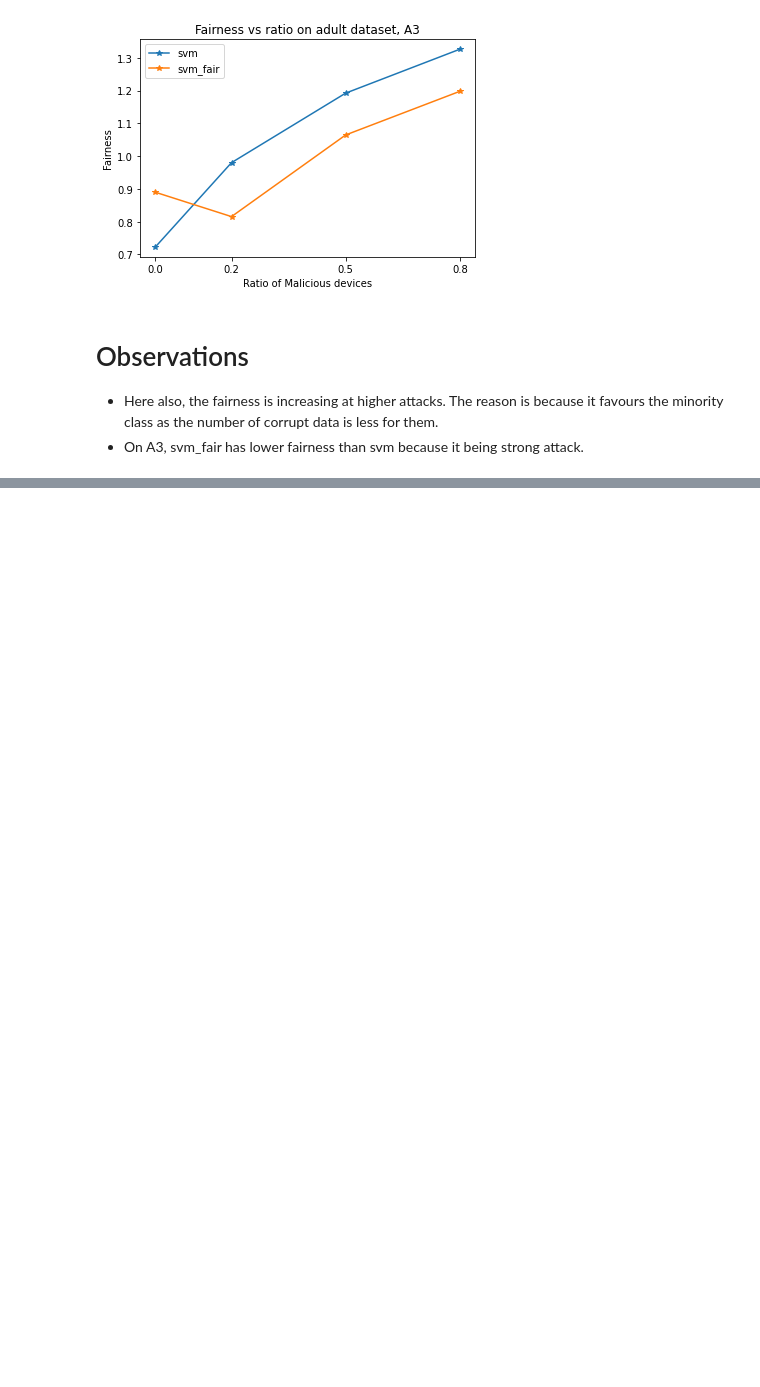
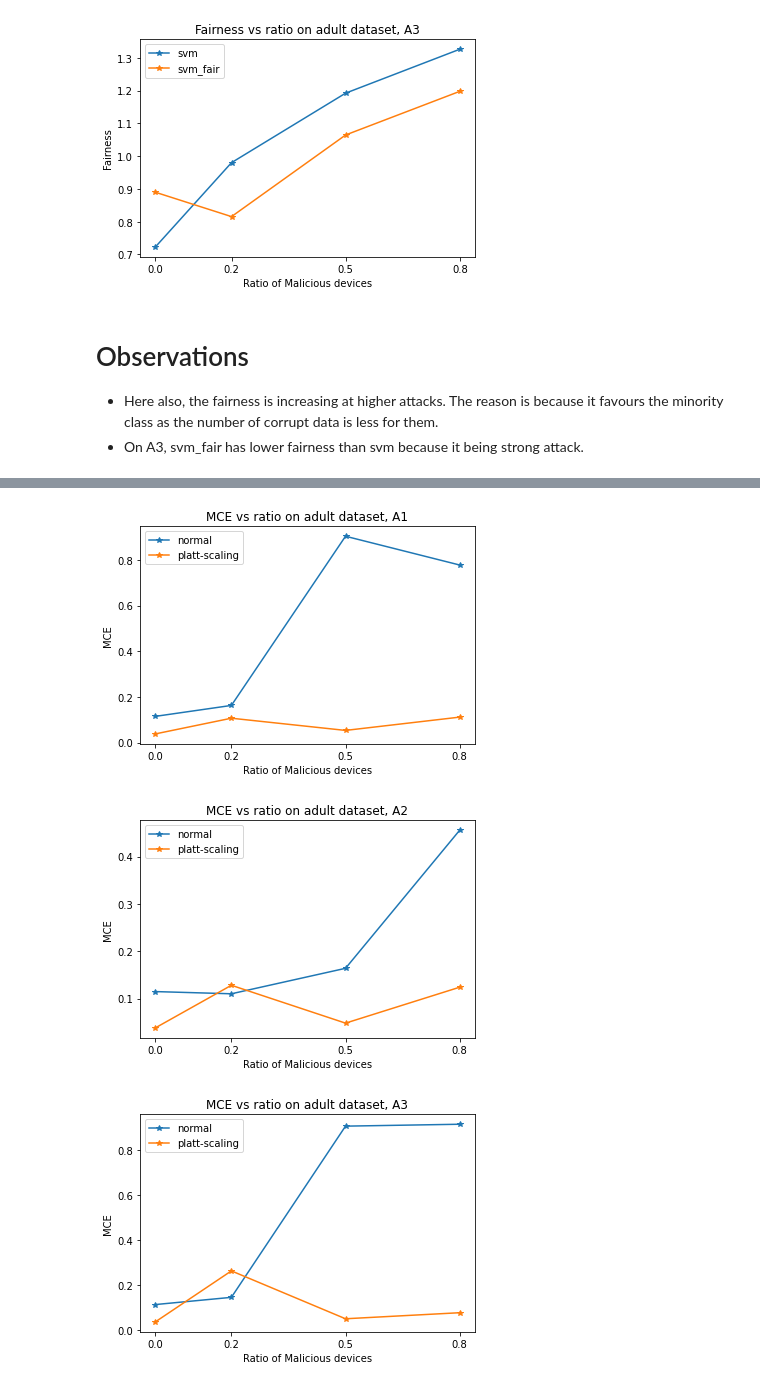
Before and after one commit to khan-shahnawaz/FederatedLearning, a Jupyter notebook: observations.ipynb, the cells around one changed output, grey strips where cells are left out. Saved outputs shown, nothing was run; the diff lists cells and outputs as text; code cells hidden in the pictures; blank space fills up the shorter version.

```diff
--- a/observations.ipynb
+++ b/observations.ipynb
@@ -406,0 +443,26 @@ pd_dataframe
+# %%
+'''MCE comparision with and without scaling on adversary 1,2,3'''
+adversaries = [1,2,3]
+ratios = [0,0.2,0.5,0.8]
+for adversary in adversaries:
+    y_mce = []
+    y_platt = []
+    for ratio in ratios:
+        filename = 'Ques4/results/ditto_adult_'+str(adversary)+'_'+str(ratio)+'_svm_mce.txt'
+        accuracy, mce = get_accuracy_mce(filename)
+        y_mce.append(mce)
+        filename = 'Ques4/results/ditto_adult_'+str(adversary)+'_'+str(ratio)+'_svm_platt.txt'
+        accuracy, mce = get_accuracy_mce(filename)
+        y_platt.append(mce)
+    plt.plot(ratios, y_mce, label='normal', marker='*')
+    plt.plot(ratios, y_platt, label='platt-scaling', marker='*')
+    plt.xlabel('Ratio of Malicious devices')
+    plt.ylabel('MCE')
+    plt.xticks([0, 0.2, 0.5, 0.8])
+    plt.legend()
+    plt.title('MCE vs ratio on adult dataset, A' + str(adversary))
+    plt.show()
+# %% [output]
+[figure, added]
+[figure, added]
+[figure, added]
```
Also changed, not shown: parts of 5 cells of this notebook, 23 other files.
